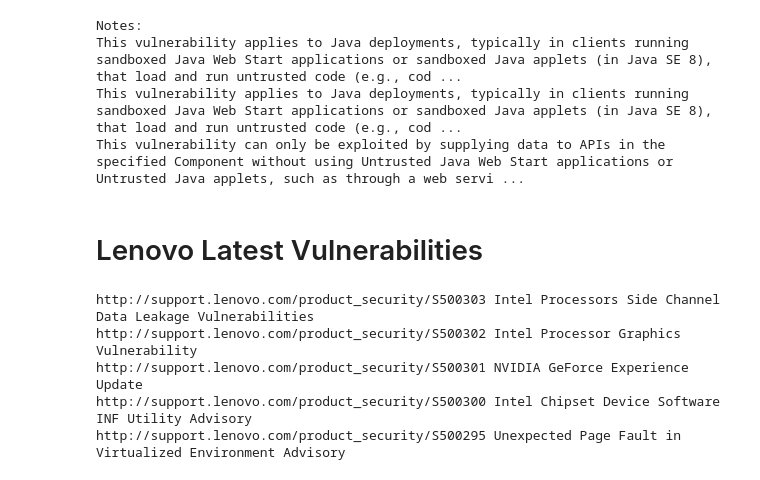
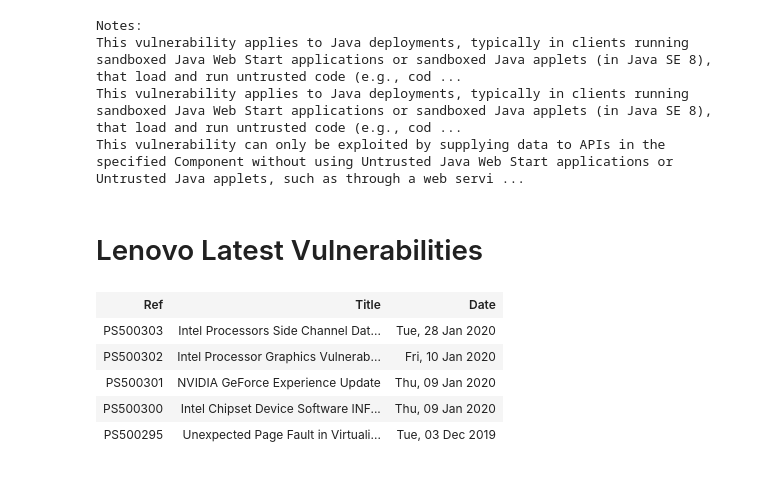
Before and after one commit to netscylla/Jupyter_Vulncheck, a Jupyter notebook: 3rd Party Tools.ipynb, the cells around one changed output. Drawn from its saved outputs; the diff is of its cells as text; code cells hidden in the pictures.

```diff
--- a/3rd Party Tools.ipynb
+++ b/3rd Party Tools.ipynb
@@ -167,26 +201,31 @@ This vulnerability can only be exploited by supplying data to APIs in the specif
 # %%
 http = urllib3.PoolManager()
 url="https://support.lenovo.com/gb/en/api/v4/search/psrss?language=en&country=gb&brand=EBG,TPG,IPG,MOTO,PHONE,TABLET,SMART"
 r = http.request('GET',url)
 
 a=re.findall('<link>http://support.lenovo.com/product_security/(\w+\d+)</link>',r.data.decode('utf-8'))
 b=re.findall('<description><!\[CDATA\[([\w\s]+)\]\]\></description><link>',r.data.decode('utf-8'))
-display(HTML("<h1>Lenovo Latest Vulnerabilities</h1>"))
+c=re.findall('<pubDate>(\w+, \d+ \w+ \d+ \d+:\d+:\d+ \w+)</pubDate>',r.data.decode('utf-8'))
+
 count=0
 urls=[]
-for c in range(len(a)):
+table="<table><tr><th>Ref</th><th>Title</th><th>Date</th></tr>"
+for d in range(len(a)):
   #print(b[c])
-  if "PS" in a[c]:
-    urls.append("http://support.lenovo.com/product_security/"+a[c][1:]+" "+b[c+1])
+  if "PS" in a[d]:
+    table+=("<tr><td><a href=\"http://support.lenovo.com/product_security/"+a[d][1:]+"\">"+a[d]+"</a></td><td>"+b[d+1]+"</td><td>"+c[d][:16]+"</td></tr>")
+    #print(table)
     count+=1
     if count == 5:
         break
-for url in urls:
-  print(url)
+
+display(HTML("<h1>Lenovo Latest Vulnerabilities</h1>"))
+display(HTML(table+"</table>"))
 # %% [output]
 Lenovo Latest Vulnerabilities
-http://support.lenovo.com/product_security/S500303 Intel Processors Side Channel Data Leakage Vulnerabilities
-http://support.lenovo.com/product_security/S500302 Intel Processor Graphics Vulnerability
-http://support.lenovo.com/product_security/S500301 NVIDIA GeForce Experience Update
-http://support.lenovo.com/product_security/S500300 Intel Chipset Device Software INF Utility Advisory
-http://support.lenovo.com/product_security/S500295 Unexpected Page Fault in Virtualized Environment Advisory
+| Ref | Title | Date |
+| PS500303 | Intel Processors Side Channel Dat... | Tue, 28 Jan 2020 |
+| PS500302 | Intel Processor Graphics Vulnerab... | Fri, 10 Jan 2020 |
+| PS500301 | NVIDIA GeForce Experience Update | Thu, 09 Jan 2020 |
+| PS500300 | Intel Chipset Device Software INF... | Thu, 09 Jan 2020 |
+| PS500295 | Unexpected Page Fault in Virtuali... | Tue, 03 Dec 2019 |
```
Also changed, not shown: parts of 1 cell of this notebook.
